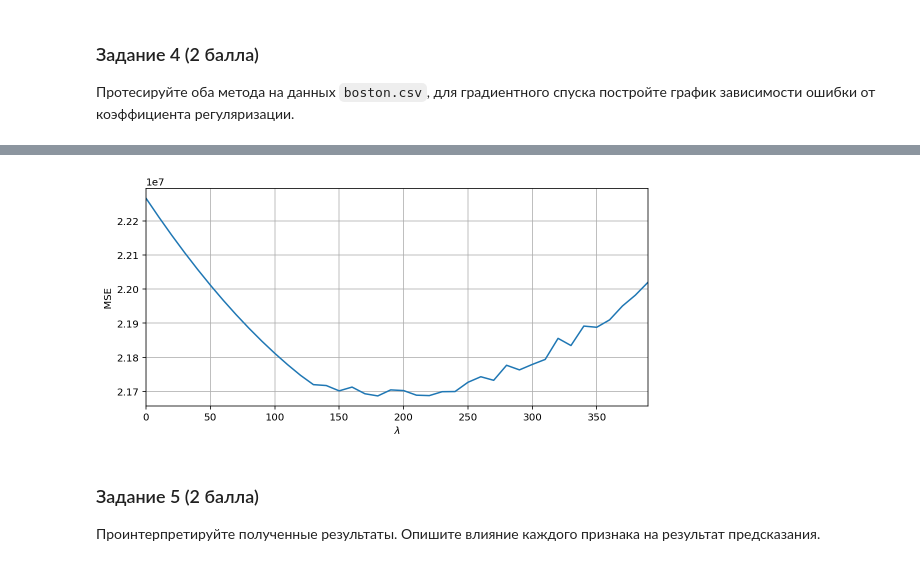
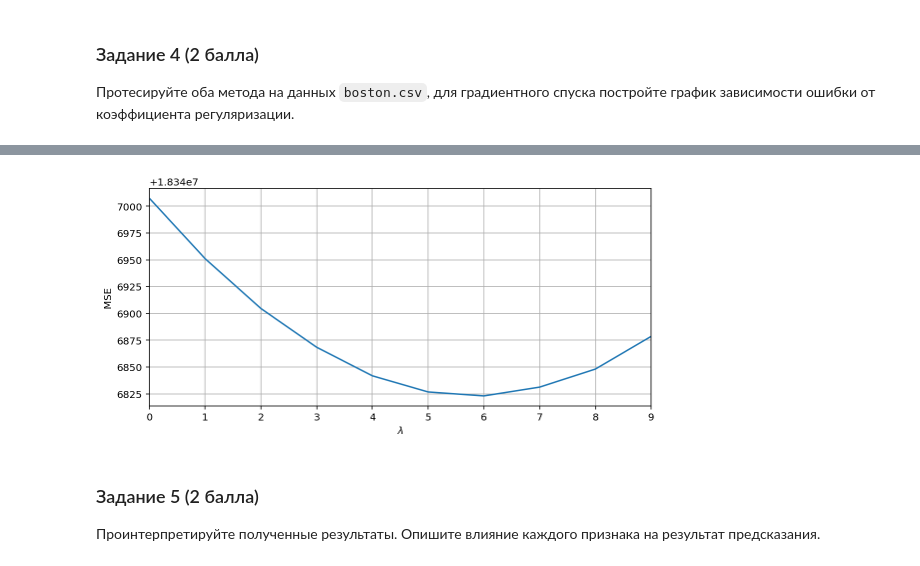
Before and after one commit to Howuhh/hse_machine_learning, a Jupyter notebook: hw3_ols_lasso/hw3_task.ipynb, the cells around one changed output, grey strips where cells are left out. Saved outputs shown, nothing was run; the diff lists cells and outputs as text; code cells hidden in the pictures.

```diff
--- a/hw3_ols_lasso/hw3_task.ipynb
+++ b/hw3_ols_lasso/hw3_task.ipynb
@@ -198,12 +218,12 @@ plot_weights(X, y, NormalLR(), np.linspace(0, 10000, 50))
 # %%
-def build_plot(X_train, y_train, X_test, y_test, l_range=None):
+def build_plot(X_train, y_train, X_test, y_test, l_range=None, alpha=0.1):
     if l_range is None:
         l_range = (0.0, 0.002, 0.00002)
 
     xs = np.arange(*l_range)
     errors = []
     for x in xs:
-        regr = GradientLasso(alpha=0.1, normalize=True, iterations=10000, lambda_=x)
+        regr = GradientLasso(alpha=alpha, normalize=True, iterations=10000, lambda_=x)
         regr.fit(X_train, y_train)
         errors.append(mse(y_test, regr.predict(X_test)))
     plt.figure(figsize=(9, 4))
@@ -246,4 +266,6 @@ features = ["crim", "zn", "indus",
             "tax", "ptratio", "b", "lstat"]
 # %%
 X, y = read_data()
-X_train, X_test, y_train, y_test = train_test_split(X, y, train_size=0.8, shuffle=False)
+
+X, X_test, y, y_test = train_test_split(X, y, train_size=0.9, shuffle=False)
+X_train, X_val, y_train, y_val = train_test_split(X, y, train_size=0.8, shuffle=False)
@@ -250,6 +286,10 @@ X_train, X_test, y_train, y_test = train_test_split(X, y, train_size=0.8, shuffl
 # %%
-model_ols = NormalLR(normalize=True)
+model_ols = NormalLR(normalize=True, lambda_=9.13)
 model_ols.fit(X_train, y_train)
-y_pred = model_ols.predict(X_test)
-print(f"MSE: {mse(y_test, y_pred)}, R2: {r2(y_test, y_pred)}")
+
+y_pred_val = model_ols.predict(X_val)
+y_pred_test = model_ols.predict(X_test)
+
+print(f"Validation -- MSE: {mse(y_val, y_pred_val)}, R2: {r2(y_val, y_pred_val)}")
+print(f"Test -- MSE: {mse(y_test, y_pred_test)}, R2: {r2(y_test, y_pred_test)}")
 # %% [output]
@@ -256,0 +316,9 @@ MSE: 22266311.080836907, R2: 0.687279747566105
+# %%
+model_lasso = GradientLasso(0.00041, normalize=True, lambda_=6.0)
+model_lasso.fit(X_train, y_train)
+
+y_pred_val = model_lasso.predict(X_val)
+y_pred_test = model_lasso.predict(X_test)
+
+print(f"Validation -- MSE: {mse(y_val, y_pred_val)}, R2: {r2(y_val, y_pred_val)}")
+print(f"Test -- MSE: {mse(y_test, y_pred_test)}, R2: {r2(y_test, y_pred_test)}")
@@ -273,7 +333,7 @@ plot_weights(X, y, GradientLasso(normalize=True, alpha=0.1),
 # %%
-build_plot(X_train, y_train, X_test, y_test, (0.0, 400, 10.0))
+build_plot(X_train, y_train, X_val, y_val, (0.0, 10, 1.0), alpha=0.00041)
 # %% [output]
-[figure, old version]
+[figure, new version]
 # %% [markdown]
 ### Задание 5 (2 балла)
 Проинтерпретируйте полученные результаты. Опишите влияние каждого признака на результат предсказания.
```
Also changed, not shown: parts of 27 cells of this notebook.
